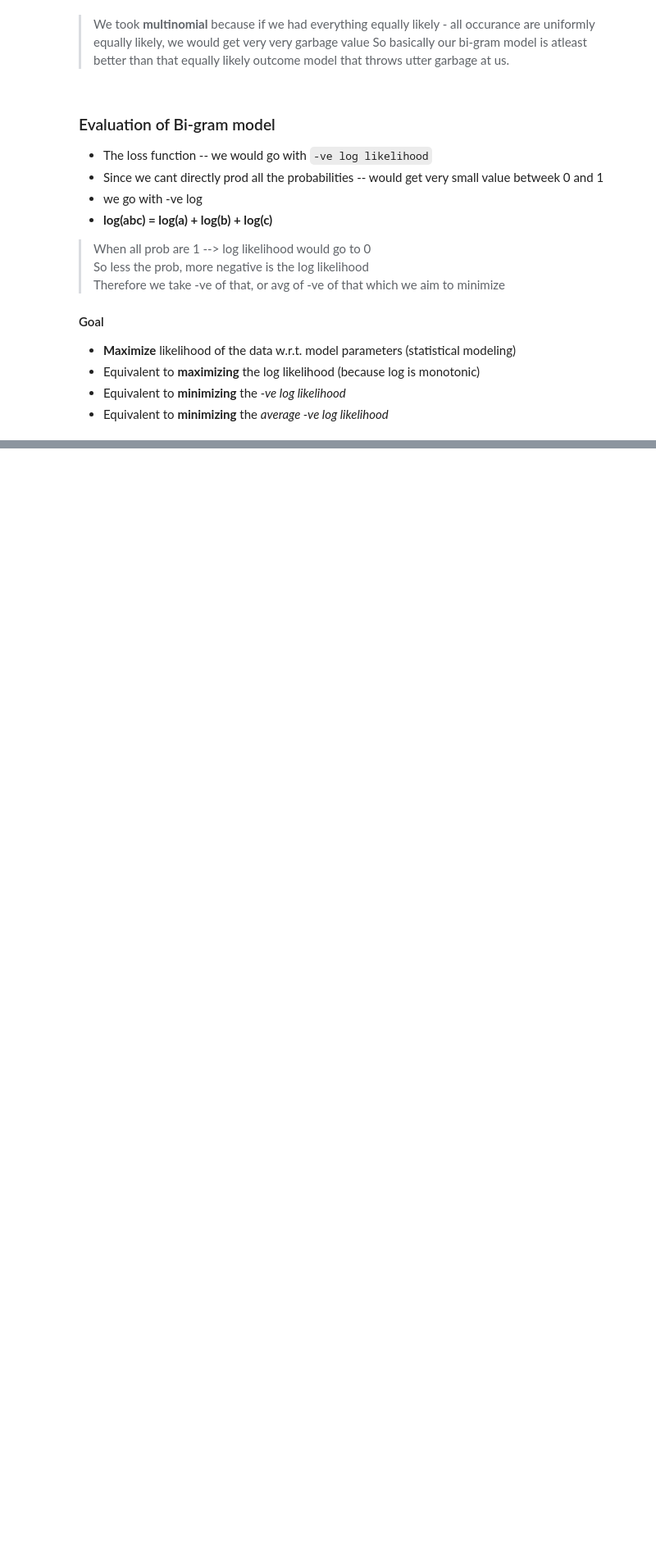
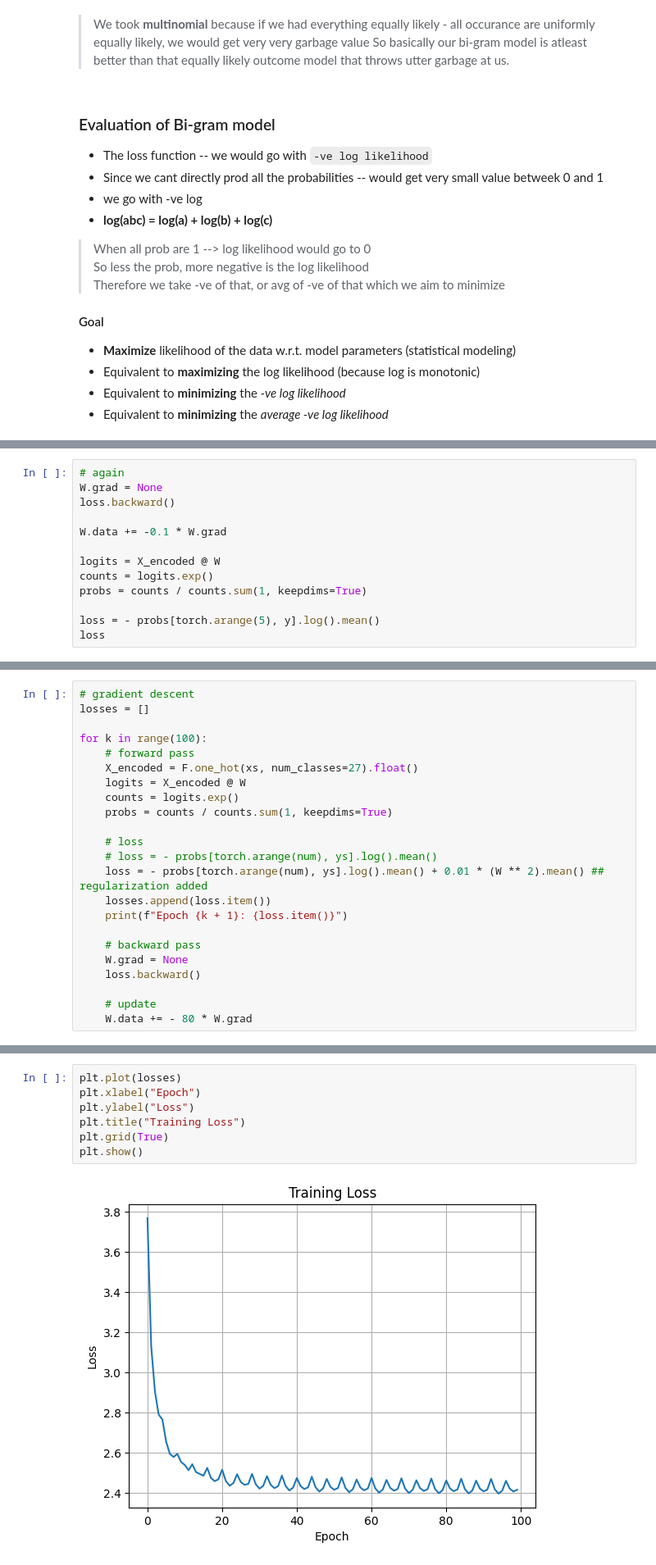
Before and after one commit to Kaushal00Vaid/makemore, a Jupyter notebook: bigram_makemore.ipynb, the cells around one changed output, grey strips where cells are left out. Shown at 82% size. Cells and saved outputs as stored; diff of their text form; blank space fills up the shorter version.

```diff
--- a/bigram_makemore.ipynb
+++ b/bigram_makemore.ipynb
@@ -263,0 +476,13 @@ Avg -ve Log Likelihood: 2.3520829677581787
+# %%
+# again
+W.grad = None
+loss.backward()
+
+W.data += -0.1 * W.grad
+
+logits = X_encoded @ W
+counts = logits.exp()
+probs = counts / counts.sum(1, keepdims=True)
+
+loss = - probs[torch.arange(5), y].log().mean()
+loss
@@ -263,0 +517,23 @@ Avg -ve Log Likelihood: 2.3520829677581787
+# %%
+# gradient descent
+losses = []
+
+for k in range(100):
+    # forward pass
+    X_encoded = F.one_hot(xs, num_classes=27).float()
+    logits = X_encoded @ W
+    counts = logits.exp()
+    probs = counts / counts.sum(1, keepdims=True)
+
+    # loss
+    # loss = - probs[torch.arange(num), ys].log().mean()
+    loss = - probs[torch.arange(num), ys].log().mean() + 0.01 * (W ** 2).mean() ## regularization added
+    losses.append(loss.item())
+    print(f"Epoch {k + 1}: {loss.item()}")
+
+    # backward pass
+    W.grad = None
+    loss.backward()
+
+    # update
+    W.data += - 80 * W.grad
@@ -263,0 +558,9 @@ Avg -ve Log Likelihood: 2.3520829677581787
+# %%
+plt.plot(losses)
+plt.xlabel("Epoch")
+plt.ylabel("Loss")
+plt.title("Training Loss")
+plt.grid(True)
+plt.show()
+# %% [output]
+[figure, added]
```
Also changed, not shown: parts of 36 cells of this notebook.
